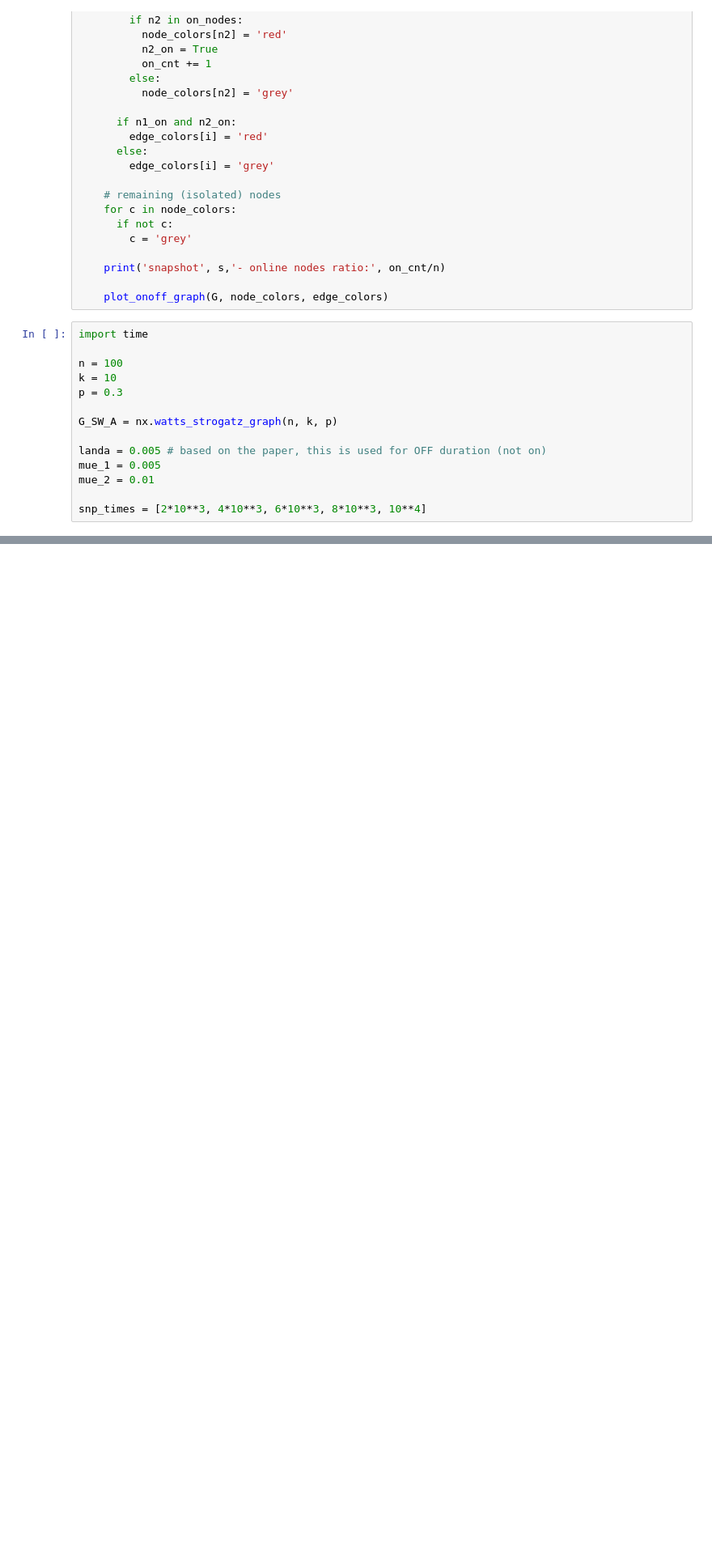
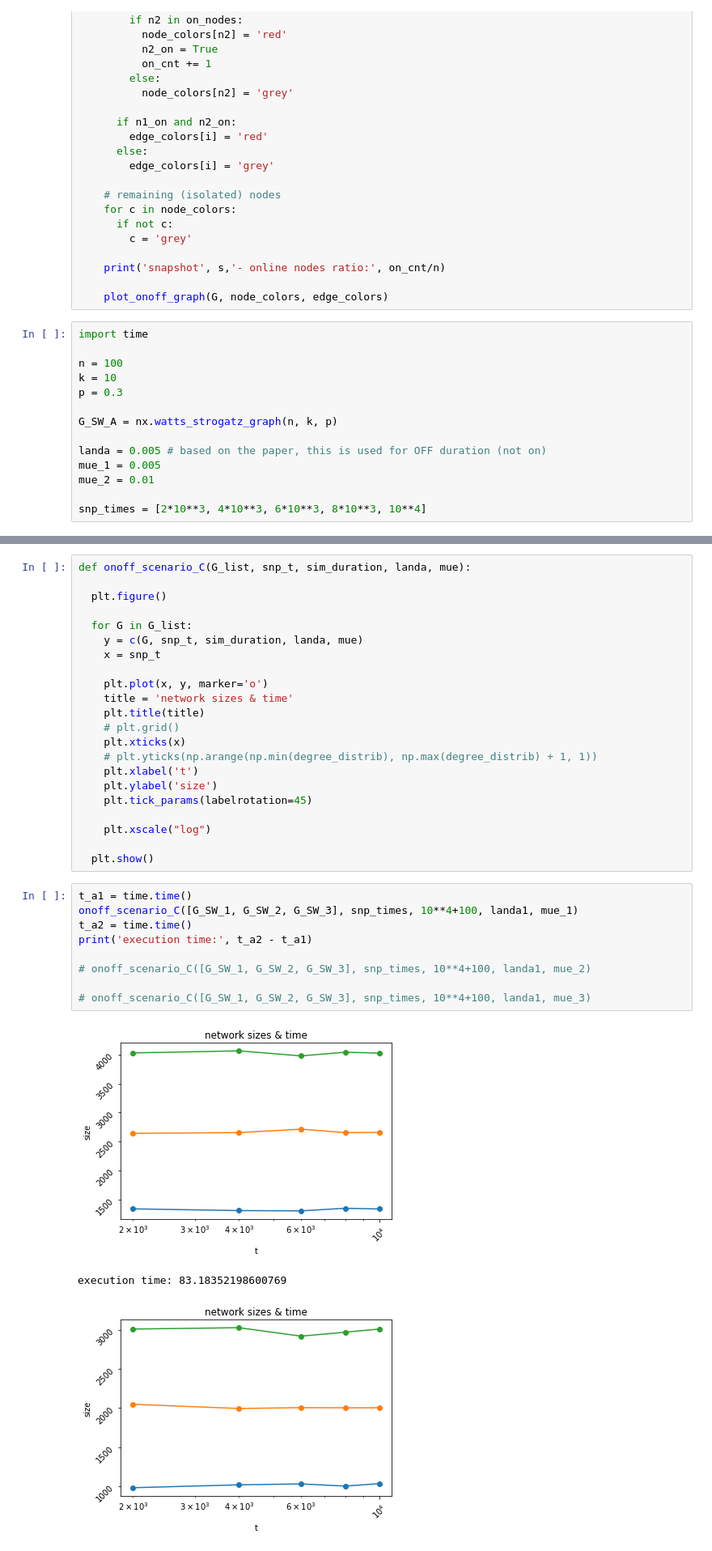
Before and after one commit to MJSahebnasi/Thesis-temporal-network-platform, a Jupyter notebook: thesis_main.ipynb, the cells around one changed output, grey strips where cells are left out. Shown at 81% size. Drawn from its saved outputs; the diff is of its cells as text; blank space fills up the shorter version.

Commit message:
diagram C done but result is not what I expected

```diff
--- a/thesis_main.ipynb
+++ b/thesis_main.ipynb
@@ -619,0 +663,35 @@ execution time: 0.2836296558380127
+# %%
+def onoff_scenario_C(G_list, snp_t, sim_duration, landa, mue):
+
+  plt.figure()
+
+  for G in G_list:
+    y = c(G, snp_t, sim_duration, landa, mue)
+    x = snp_t
+
+    plt.plot(x, y, marker='o')
+    title = 'network sizes & time'
+    plt.title(title)
+    # plt.grid()
+    plt.xticks(x)
+    # plt.yticks(np.arange(np.min(degree_distrib), np.max(degree_distrib) + 1, 1))
+    plt.xlabel('t')
+    plt.ylabel('size')
+    plt.tick_params(labelrotation=45)
+
+    plt.xscale("log")
+
+  plt.show()
+# %%
+t_a1 = time.time()
+onoff_scenario_C([G_SW_1, G_SW_2, G_SW_3], snp_times, 10**4+100, landa1, mue_1)
+t_a2 = time.time()
+print('execution time:', t_a2 - t_a1)
+
+# onoff_scenario_C([G_SW_1, G_SW_2, G_SW_3], snp_times, 10**4+100, landa1, mue_2)
+
+# onoff_scenario_C([G_SW_1, G_SW_2, G_SW_3], snp_times, 10**4+100, landa1, mue_3)
+# %% [output]
+[figure, added]
+execution time: 83.18352198600769
+[figure, added]
```
Also changed, not shown: parts of 7 cells of this notebook.
